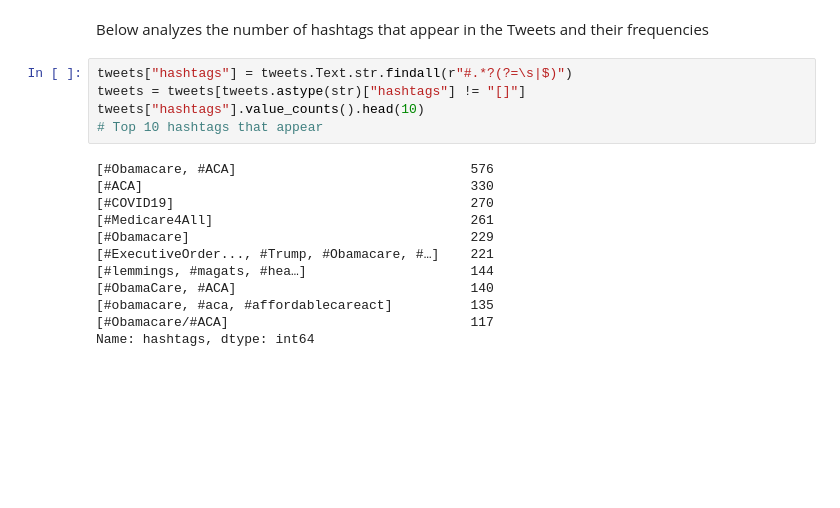
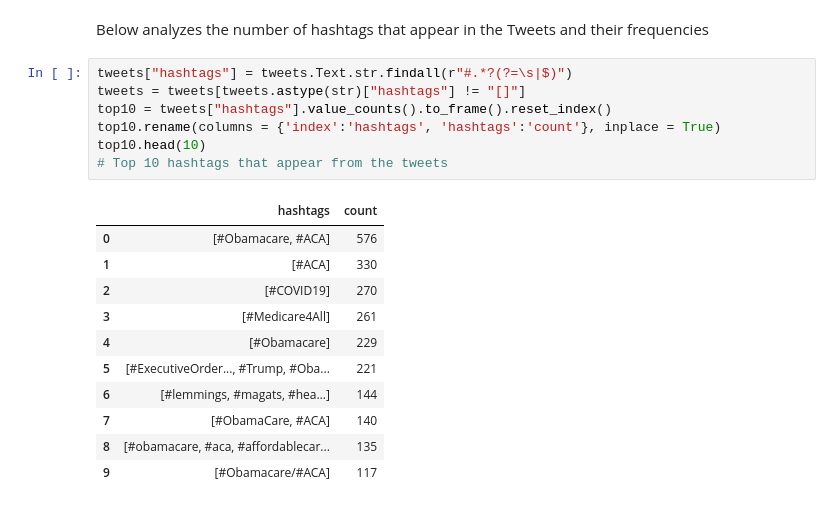
Before and after one commit to necabotheking/ml-affordable-care-act, a Jupyter notebook: ml-affordable-care-act/initial_analysis/exploratory_data_analysis.ipynb, the cells around one changed output. Drawn from its saved outputs; the diff is of its cells as text; blank space fills up the shorter version.

```diff
--- a/ml-affordable-care-act/initial_analysis/exploratory_data_analysis.ipynb
+++ b/ml-affordable-care-act/initial_analysis/exploratory_data_analysis.ipynb
@@ -86,17 +86,19 @@ Below analyzes the number of hashtags that appear in the Tweets and their freque
 # %%
 tweets["hashtags"] = tweets.Text.str.findall(r"#.*?(?=\s|$)")
 tweets = tweets[tweets.astype(str)["hashtags"] != "[]"]
-tweets["hashtags"].value_counts().head(10)
-# Top 10 hashtags that appear
+top10 = tweets["hashtags"].value_counts().to_frame().reset_index()
+top10.rename(columns = {'index':'hashtags', 'hashtags':'count'}, inplace = True)
+top10.head(10)
+# Top 10 hashtags that appear from the tweets
 # %% [output]
-[#Obamacare, #ACA]                              576
-[#ACA]                                          330
-[#COVID19]                                      270
-[#Medicare4All]                                 261
-[#Obamacare]                                    229
-[#ExecutiveOrder..., #Trump, #Obamacare, #…]    221
-[#lemmings, #magats, #hea…]                     144
-[#ObamaCare, #ACA]                              140
-[#obamacare, #aca, #affordablecareact]          135
-[#Obamacare/#ACA]                               117
-Name: hashtags, dtype: int64
+|  | hashtags | count |
+| 0 | [#Obamacare, #ACA] | 576 |
+| 1 | [#ACA] | 330 |
+| 2 | [#COVID19] | 270 |
+| 3 | [#Medicare4All] | 261 |
+| 4 | [#Obamacare] | 229 |
+| 5 | [#ExecutiveOrder..., #Trump, #Oba... | 221 |
+| 6 | [#lemmings, #magats, #hea…] | 144 |
+| 7 | [#ObamaCare, #ACA] | 140 |
+| 8 | [#obamacare, #aca, #affordablecar... | 135 |
+| 9 | [#Obamacare/#ACA] | 117 |
```
